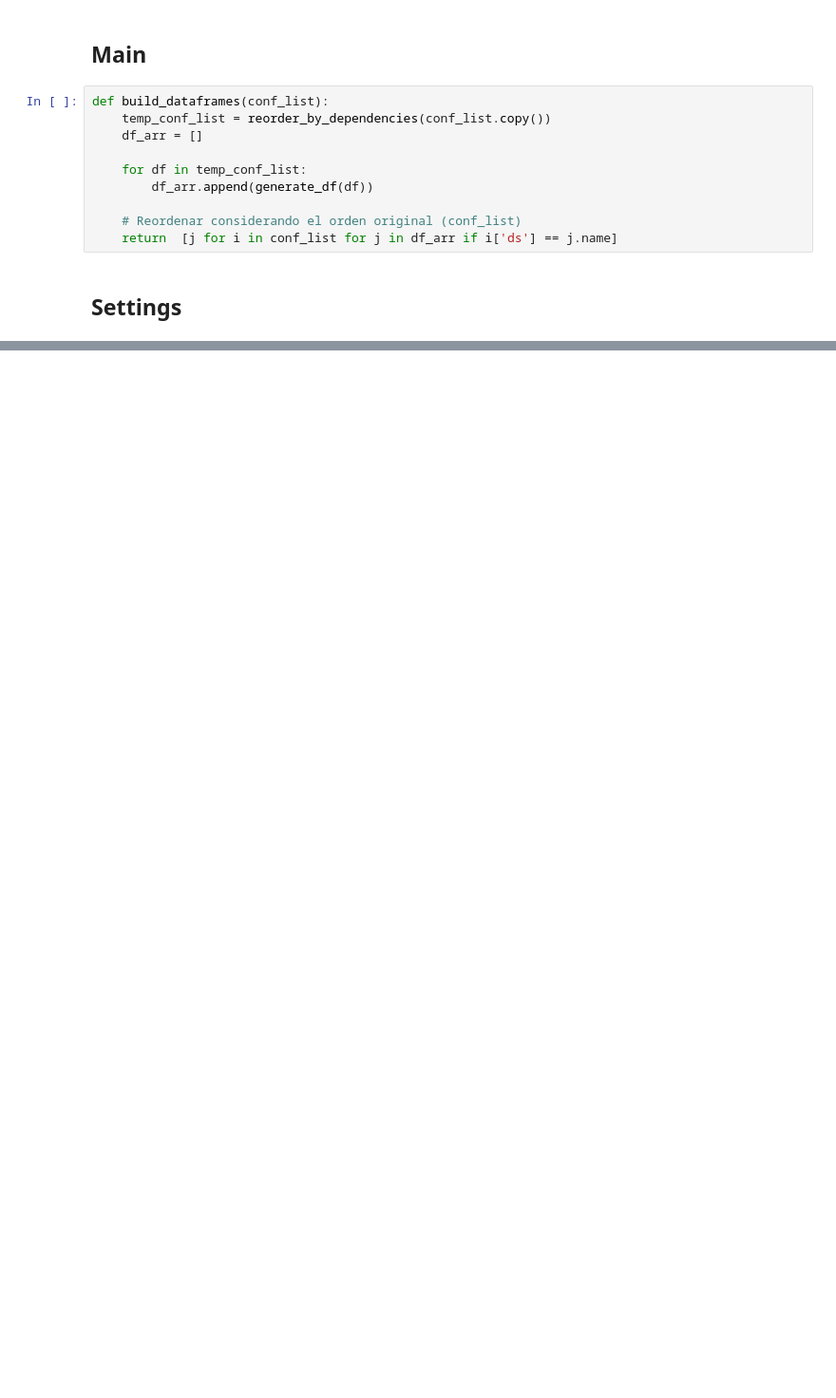
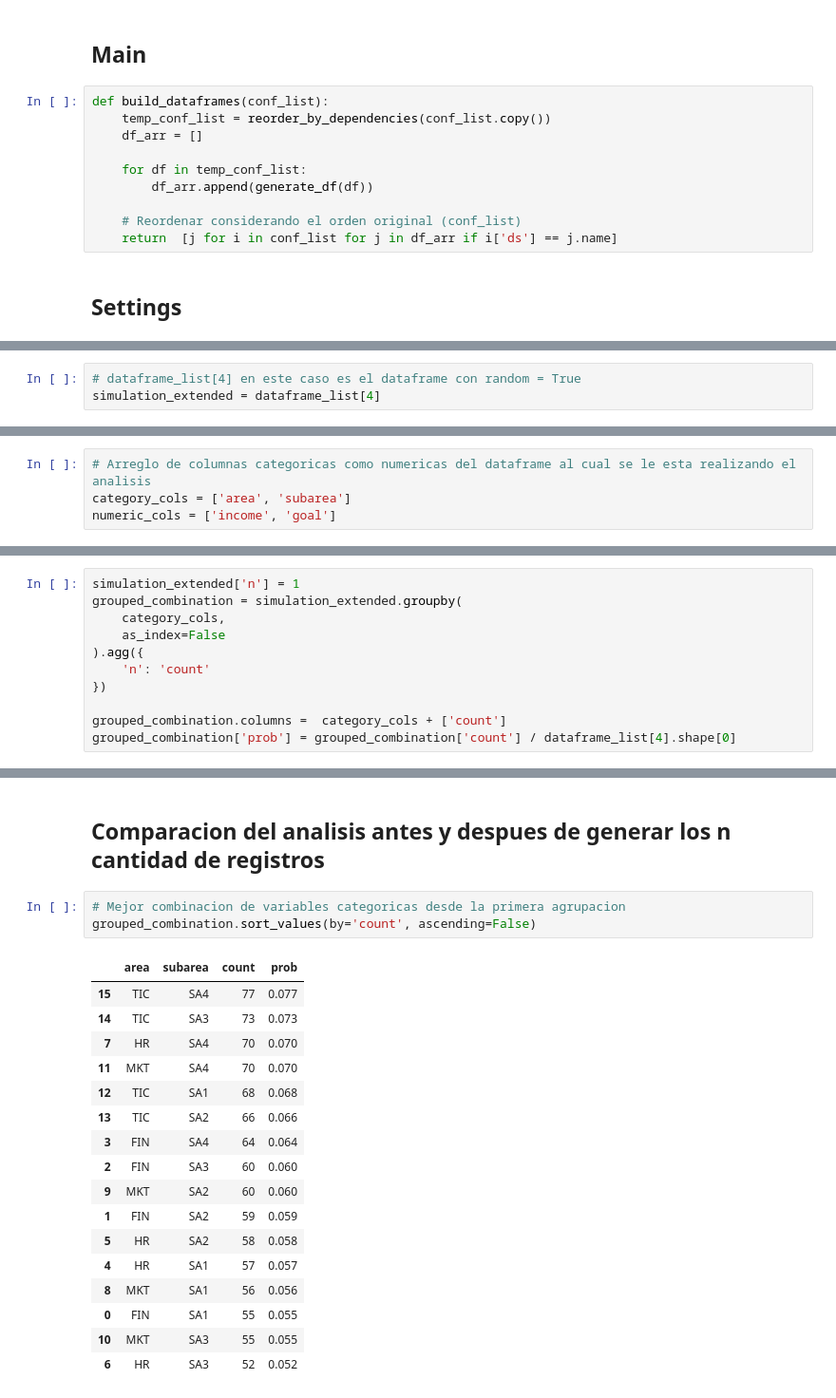
Before and after one commit to Reyniery-Carlitos/Teoria-de-simulacion, a Jupyter notebook: Proyecto1/proyecto1_20201003545_Rubio.ipynb, the cells around one changed output, grey strips where cells are left out. Shown at 95% size. Drawn from its saved outputs; the diff is of its cells as text; blank space fills up the shorter version.

```diff
--- a/Proyecto1/proyecto1_20201003545_Rubio.ipynb
+++ b/Proyecto1/proyecto1_20201003545_Rubio.ipynb
@@ -301,0 +434,3 @@ result
+# %%
+# dataframe_list[4] en este caso es el dataframe con random = True
+simulation_extended = dataframe_list[4]
@@ -301,0 +453,4 @@ result
+# %%
+# Arreglo de columnas categoricas como numericas del dataframe al cual se le esta realizando el analisis
+category_cols = ['area', 'subarea']
+numeric_cols = ['income', 'goal']
@@ -301,0 +459,11 @@ result
+# %%
+simulation_extended['n'] = 1
+grouped_combination = simulation_extended.groupby(
+    category_cols,
+    as_index=False
+).agg({
+    'n': 'count'
+})
+
+grouped_combination.columns =  category_cols + ['count']
+grouped_combination['prob'] = grouped_combination['count'] / dataframe_list[4].shape[0]
@@ -301,0 +503,23 @@ result
+# %% [markdown]
+## Comparacion del analisis antes y despues de generar los n cantidad de registros
+# %%
+# Mejor combinacion de variables categoricas desde la primera agrupacion
+grouped_combination.sort_values(by='count', ascending=False)
+# %% [output]
+|  | area | subarea | count | prob |
+| 15 | TIC | SA4 | 77 | 0.077 |
+| 14 | TIC | SA3 | 73 | 0.073 |
+| 7 | HR | SA4 | 70 | 0.070 |
+| 11 | MKT | SA4 | 70 | 0.070 |
+| 12 | TIC | SA1 | 68 | 0.068 |
+| 13 | TIC | SA2 | 66 | 0.066 |
+| 3 | FIN | SA4 | 64 | 0.064 |
+| 2 | FIN | SA3 | 60 | 0.060 |
+| 9 | MKT | SA2 | 60 | 0.060 |
+| 1 | FIN | SA2 | 59 | 0.059 |
+| 5 | HR | SA2 | 58 | 0.058 |
+| 4 | HR | SA1 | 57 | 0.057 |
+| 8 | MKT | SA1 | 56 | 0.056 |
+| 0 | FIN | SA1 | 55 | 0.055 |
+| 10 | MKT | SA3 | 55 | 0.055 |
+| 6 | HR | SA3 | 52 | 0.052 |
```
Also changed, not shown: parts of 23 cells of this notebook, 1 other file.
